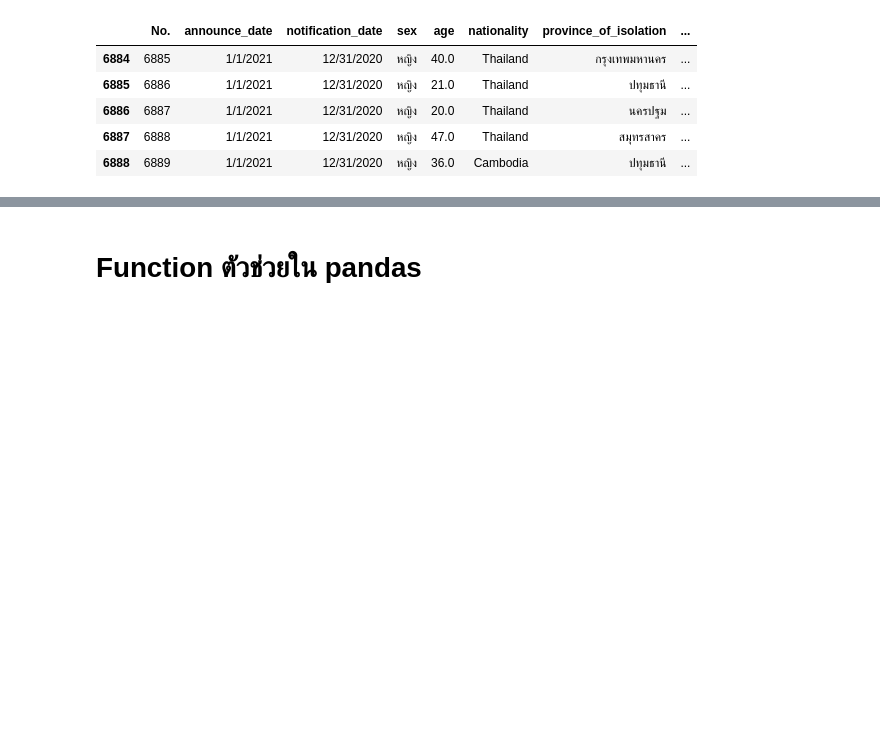
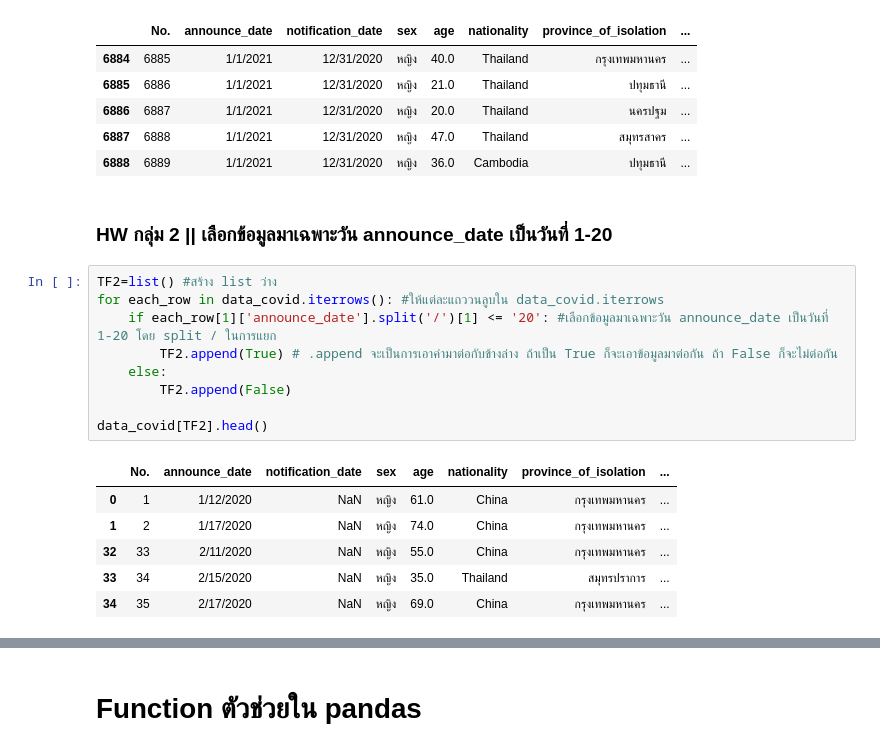
Before and after one commit to Octa-p/data_viz_2022, a Jupyter notebook: Pandas101.ipynb, the cells around one changed output, grey strips where cells are left out. Drawn from its saved outputs; the diff is of its cells as text; blank space fills up the shorter version.

```diff
--- a/Pandas101.ipynb
+++ b/Pandas101.ipynb
@@ -678,3 +758,21 @@ data_covid[TF].head()
 | 6886 | 6887 | 1/1/2021 | 12/31/2020 | หญิง | 20.0 | Thailand | นครปฐม | ... |
 | 6887 | 6888 | 1/1/2021 | 12/31/2020 | หญิง | 47.0 | Thailand | สมุทรสาคร | ... |
 | 6888 | 6889 | 1/1/2021 | 12/31/2020 | หญิง | 36.0 | Cambodia | ปทุมธานี | ... |
+# %% [markdown]
+### HW กลุ่ม 2 || เลือกข้อมูลมาเฉพาะวัน announce_date เป็นวันที่ 1-20
+# %%
+TF2=list() #สร้าง list ว่าง
+for each_row in data_covid.iterrows(): #ให้แต่ละแถววนลูบใน data_covid.iterrows
+    if each_row[1]['announce_date'].split('/')[1] <= '20': #เลือกข้อมูลมาเฉพาะวัน announce_date เป็นวันที่ 1-20 โดย split / ในการแยก
+        TF2.append(True) # .append จะเป็นการเอาค่ามาต่อกับข้างล่าง ถ้าเป็น True ก็จะเอาข้อมูลมาต่อกัน ถ้า False ก็จะไม่ต่อกัน
+    else:
+        TF2.append(False)
+
+data_covid[TF2].head()
+# %% [output]
+|  | No. | announce_date | notification_date | sex | age | nationality | province_of_isolation | ... |
+| 0 | 1 | 1/12/2020 | NaN | หญิง | 61.0 | China | กรุงเทพมหานคร | ... |
+| 1 | 2 | 1/17/2020 | NaN | หญิง | 74.0 | China | กรุงเทพมหานคร | ... |
+| 32 | 33 | 2/11/2020 | NaN | หญิง | 55.0 | China | กรุงเทพมหานคร | ... |
+| 33 | 34 | 2/15/2020 | NaN | หญิง | 35.0 | Thailand | สมุทรปราการ | ... |
+| 34 | 35 | 2/17/2020 | NaN | หญิง | 69.0 | China | กรุงเทพมหานคร | ... |
```
Also changed, not shown: parts of 25 cells of this notebook.
